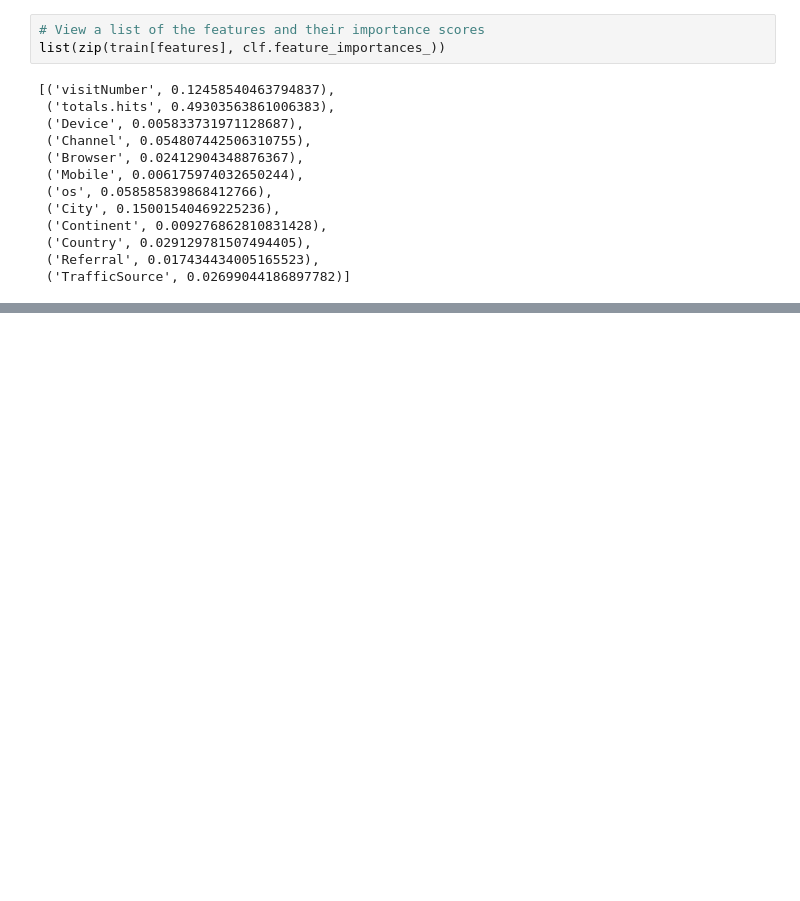
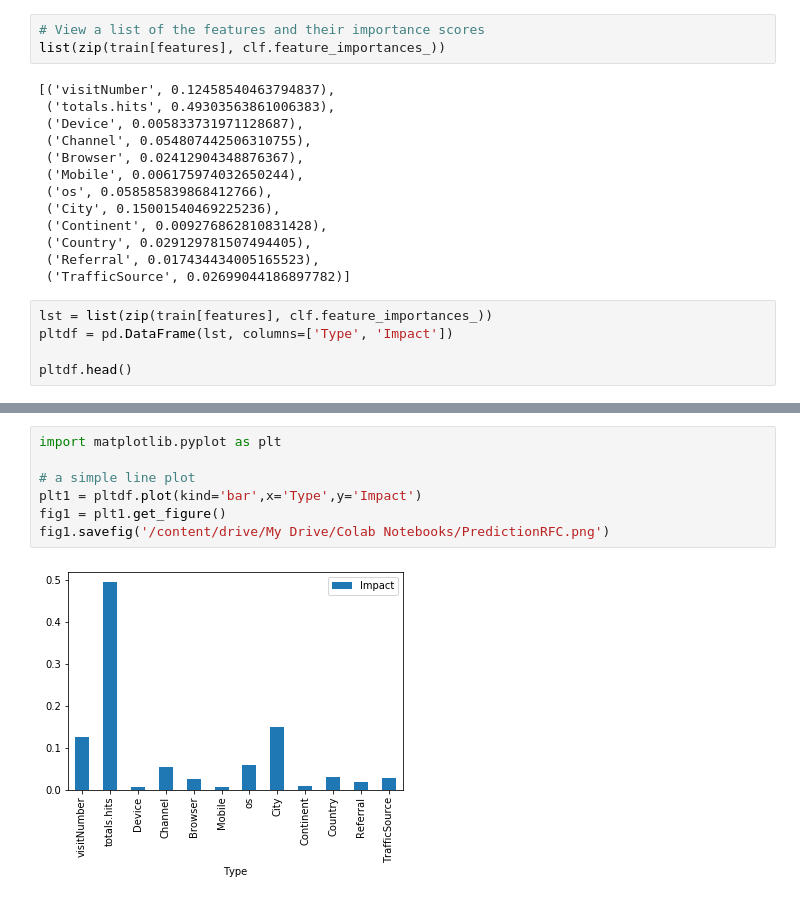
Before and after one commit to gibbyahmad/final_project, a Jupyter notebook: Predictions.ipynb, the cells around one changed output, grey strips where cells are left out. Cells and saved outputs as stored; diff of their text form; blank space fills up the shorter version.

```diff
--- a/Predictions.ipynb
+++ b/Predictions.ipynb
@@ -280,3 +280,8 @@ list(zip(train[features], clf.feature_importances_))
  ('Country', 0.029129781507494405),
  ('Referral', 0.017434434005165523),
  ('TrafficSource', 0.02699044186897782)]
+# %%
+lst = list(zip(train[features], clf.feature_importances_))
+pltdf = pd.DataFrame(lst, columns=['Type', 'Impact'])
+
+pltdf.head()
@@ -282,0 +295,9 @@ list(zip(train[features], clf.feature_importances_))
+# %%
+import matplotlib.pyplot as plt
+
+# a simple line plot
+plt1 = pltdf.plot(kind='bar',x='Type',y='Impact')
+fig1 = plt1.get_figure()
+fig1.savefig('/content/drive/My Drive/Colab Notebooks/PredictionRFC.png')
+# %% [output]
+[figure, added]
```
Also changed, not shown: parts of 2 cells of this notebook.
